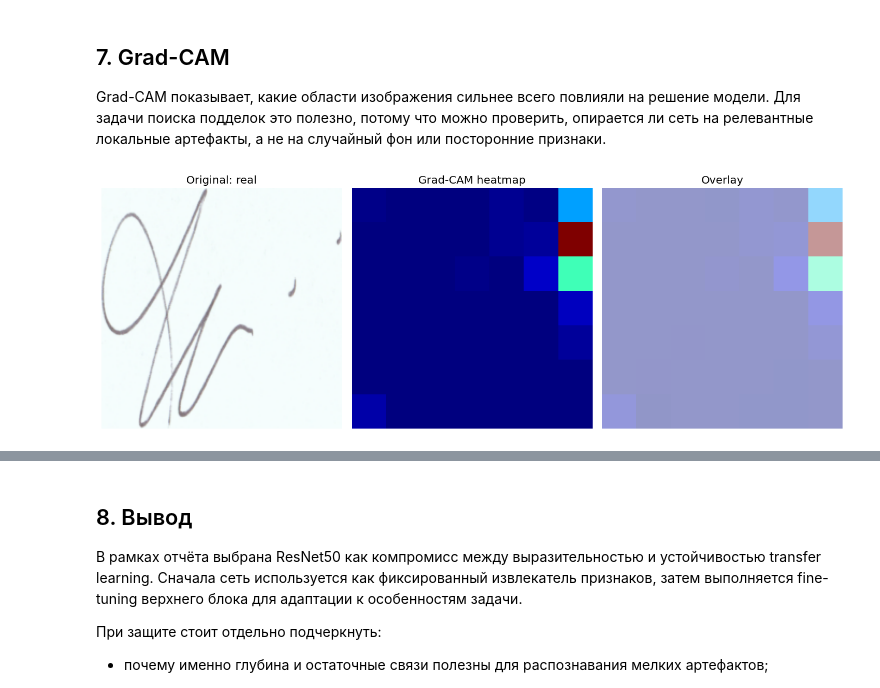
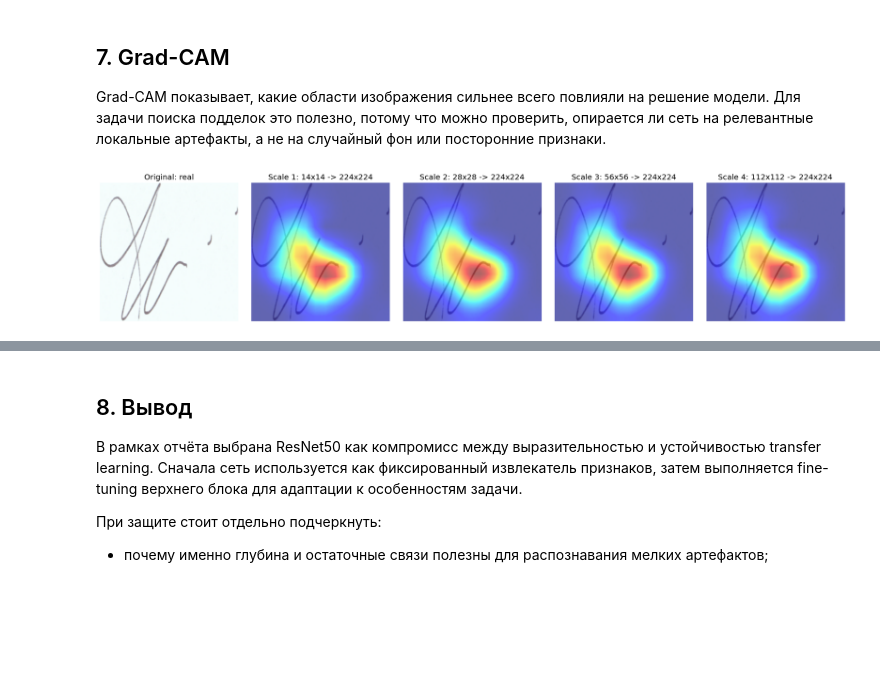
Before and after one commit to TinkyWinner/AI, a Jupyter notebook: ai/Самостоятельное задание №1.ipynb, the cells around one changed output, grey strips where cells are left out. Cells and saved outputs as stored; diff of their text form; code cells hidden in the pictures; blank space fills up the shorter version.

```diff
--- a/ai/Самостоятельное задание №1.ipynb
+++ b/ai/Самостоятельное задание №1.ipynb
@@ -559,7 +705,20 @@ Grad-CAM показывает, какие области изображения
 def get_last_conv_layer(model: nn.Module):
     return model.layer4[-1]
 
-def make_gradcam_heatmap(model: nn.Module, image_tensor: torch.Tensor, target_class: int | None = None):
+import torch.nn.functional as F
+
+def make_gradcam_heatmap(
+    model: nn.Module,
+    image_tensor: torch.Tensor,
+    target_class: int | None = None,
+    upsample_steps: int = 4,
+    base_size: int = 14,
+    ):
+    """
+    Вычисляет Grad-CAM и возвращает список (scale, heatmap_full) для многошагового увеличения.
+
+    scale — промежуточное разрешение CAM перед приведением к размеру изображения.
+    """
     model.eval()
     activations = {}
     gradients = {}
@@ -579,48 +738,77 @@ def make_gradcam_heatmap(model: nn.Module, image_tensor: torch.Tensor, target_cl
     logits = model(image_tensor)
     if target_class is None:
         target_class = int((torch.sigmoid(logits) >= 0.5).item())
 
-    score = logits[:, 0]
+    # Для бинарной модели один логит соответствует классу "fake".
+    # Чтобы получить Grad-CAM для класса "real", используем -logit (т.к. p(real)=sigmoid(-logit)).
+    score = logits[:, 0] if target_class == 1 else -logits[:, 0]
     model.zero_grad(set_to_none=True)
     score.backward()
 
     forward_handle.remove()
     backward_handle.remove()
 
     acts = activations['value'][0]
     grads = gradients['value'][0]
     weights = grads.mean(dim=(1, 2), keepdim=True)
     cam = torch.relu((weights * acts).sum(dim=0))
+
+    # Нормировка
     cam = cam - cam.min()
     cam = cam / (cam.max() + 1e-8)
-    return cam.cpu().numpy()
 
-def show_gradcam(model, dataset, index=0):
+    # размеры изображения
+    _, _, H, W = image_tensor.shape
+    heatmaps = []
+    base_cam = cam.unsqueeze(0).unsqueeze(0)
+    base_cam = F.interpolate(base_cam, size=(base_size, base_size), mode='bilinear', align_corners=False)[0, 0]
+
+    for step in range(1, upsample_steps + 1):
+        scale = int(base_size * (2 ** (step - 1)))
+        scale = min(scale, H, W)
+        out = F.interpolate(
+            base_cam.unsqueeze(0).unsqueeze(0),
+            size=(scale, scale),
+            mode='bilinear',
+            align_corners=False,
+        )[0, 0]
+        out_full = F.interpolate(
+            out.unsqueeze(0).unsqueeze(0),
+            size=(H, W),
+            mode='bilinear',
+            align_corners=False,
+        )[0, 0]
+        out_full = out_full - out_full.min()
+        out_full = out_full / (out_full.max() + 1e-8)
+        heatmaps.append((scale, out_full.cpu().numpy()))
+
+    return heatmaps
+
+def show_gradcam_multiscale(model, dataset, index=0, upsample_steps: int = 4, base_size: int = 14):
     if dataset is None:
         return
     image, label = dataset[index]
-    heatmap = make_gradcam_heatmap(model, image)
+    heatmaps = make_gradcam_heatmap(model, image, upsample_steps=upsample_steps, base_size=base_size)
     original = denormalize(image)
 
-    plt.figure(figsize=(14, 5))
-    plt.subplot(1, 3, 1)
+    n = len(heatmaps) + 1
+    plt.figure(figsize=(4 * n, 4))
+
+    plt.subplot(1, n, 1)
     plt.imshow(original)
     plt.title(f'Original: {class_names[label]}')
     plt.axis('off')
 
-    plt.subplot(1, 3, 2)
-    plt.imshow(heatmap, cmap='jet')
-    plt.title('Grad-CAM heatmap')
-    plt.axis('off')
-
-    plt.subplot(1, 3, 3)
-    plt.imshow(original)
-    plt.imshow(heatmap, cmap='jet', alpha=0.4)
-    plt.title('Overlay')
-    plt.axis('off')
+    for i, (scale, hm) in enumerate(heatmaps, start=2):
+        plt.subplot(1, n, i)
+        plt.imshow(original)
+        plt.imshow(hm, cmap='jet', alpha=0.6)
+        plt.title(f'Scale {i-1}: {scale}x{scale} -> {hm.shape[0]}x{hm.shape[1]}')
+        plt.axis('off')
     plt.tight_layout()
 
+
 if test_loader is not None and len(test_dataset) > 0:
-    show_gradcam(model_stage2, test_dataset, index=0)
+    show_gradcam_multiscale(model_stage2, test_dataset, index=0, upsample_steps=4, base_size=14)
 # %% [output]
-[figure, old version]
+[figure, new version]
```
Also changed, not shown: parts of 12 cells of this notebook, 2 other files.
